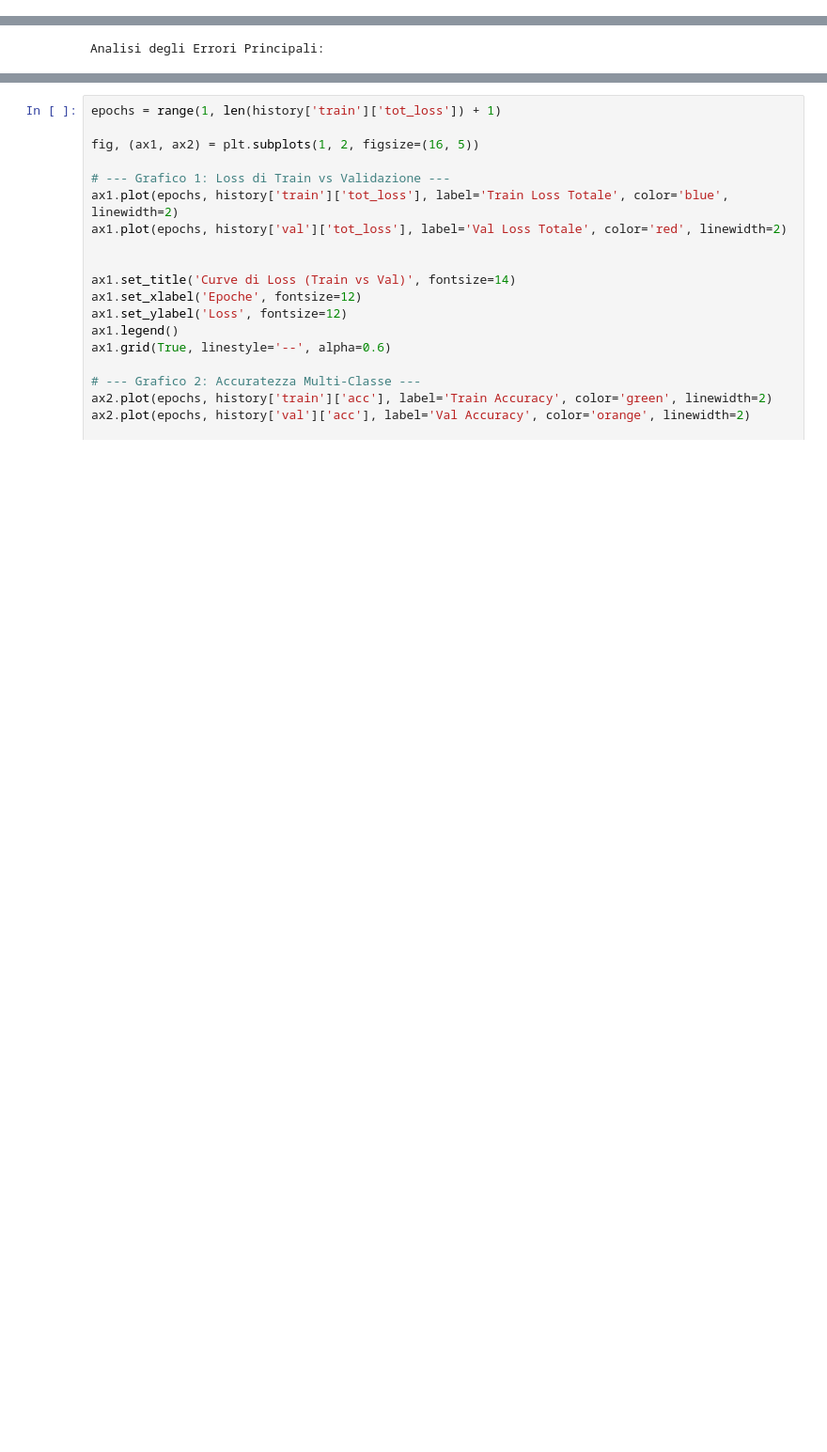
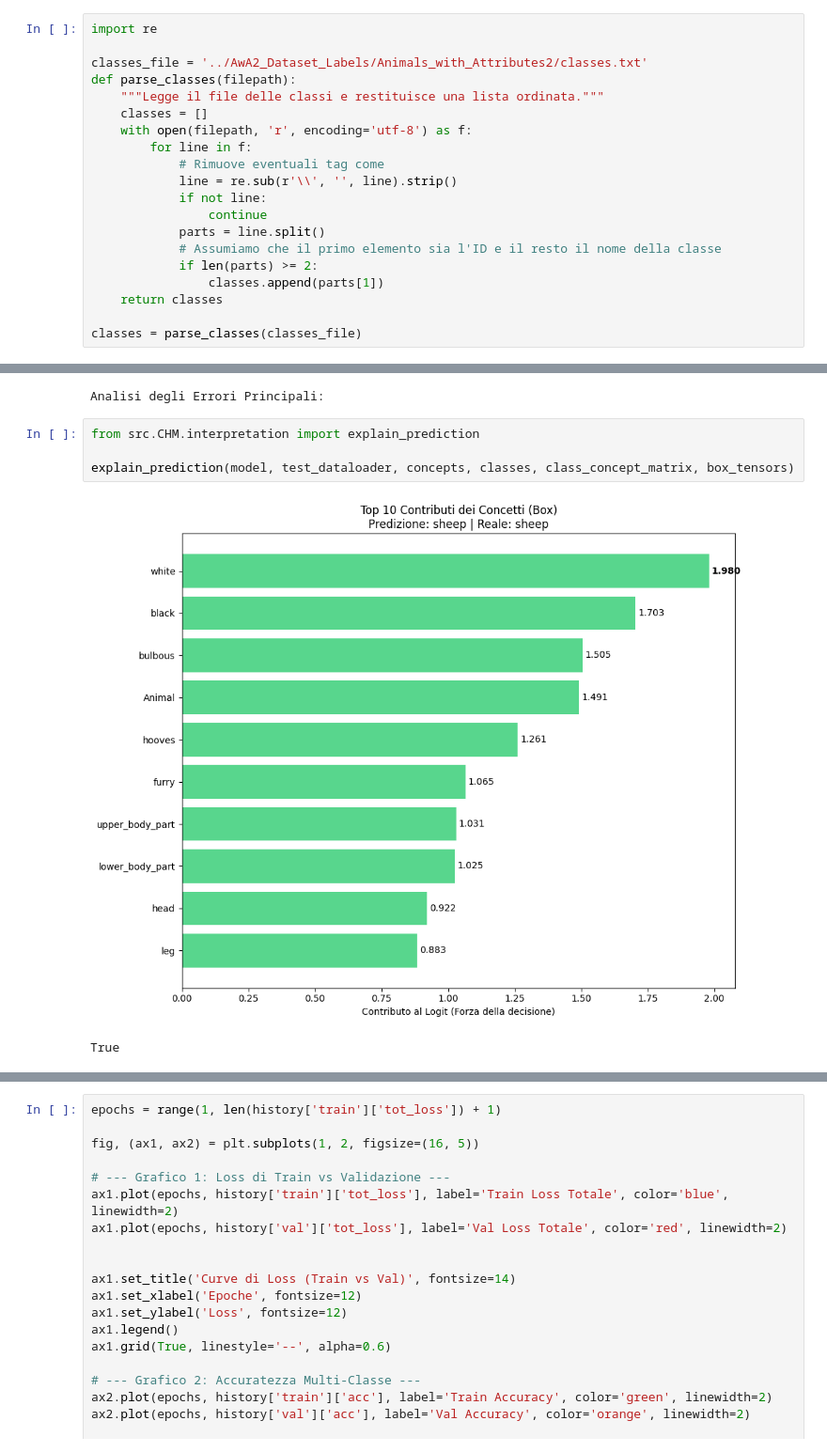
Before and after one commit to stefano-gamba/BoxEmbeddingCBM, a Jupyter notebook: notebooks/a-priori-boxes.ipynb, the cells around one changed output, grey strips where cells are left out. Shown at 94% size. Saved outputs shown, nothing was run; the diff lists cells and outputs as text; blank space fills up the shorter version.

Commit message:
interpret classifier

```diff
--- a/notebooks/a-priori-boxes.ipynb
+++ b/notebooks/a-priori-boxes.ipynb
@@ -25,6 +25,26 @@ def parse_concepts(filepath):
                 concepts.append(parts[1])
     return concepts
 concepts = parse_concepts(concepts_file)
+# %%
+import re
+
+classes_file = '../AwA2_Dataset_Labels/Animals_with_Attributes2/classes.txt'
+def parse_classes(filepath):
+    """Legge il file delle classi e restituisce una lista ordinata."""
+    classes = []
+    with open(filepath, 'r', encoding='utf-8') as f:
+        for line in f:
+            # Rimuove eventuali tag come
+            line = re.sub(r'\\', '', line).strip()
+            if not line:
+                continue
+            parts = line.split()
+            # Assumiamo che il primo elemento sia l'ID e il resto il nome della classe
+            if len(parts) >= 2:
+                classes.append(parts[1])
+    return classes
+
+classes = parse_classes(classes_file)
 # %%
 import json
 
@@ -284,6 +304,13 @@ plot_test_results(accuracy, preds, labels, class_names=[f"Class {i}" for i in ra
 # %% [output]
 [figure]
 Analisi degli Errori Principali:
+# %%
+from src.CHM.interpretation import explain_prediction
+
+explain_prediction(model, test_dataloader, concepts, classes, class_concept_matrix, box_tensors)
+# %% [output]
+[figure, added]
+True
 # %%
 info = "rel_matrix"
 model = ConceptBottleneckClassifier(box_dim=box_tensors.size(-1), num_classes=NUM_CLASSES, num_concepts=NUM_CONCEPTS, info=info)
```
Also changed, not shown: parts of 10 cells of this notebook, 1 other file.
